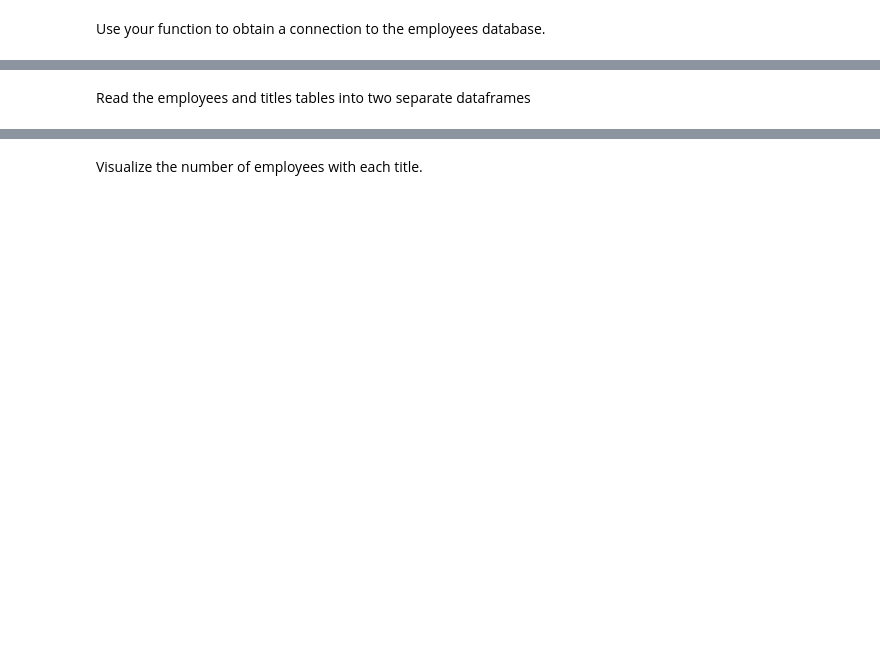
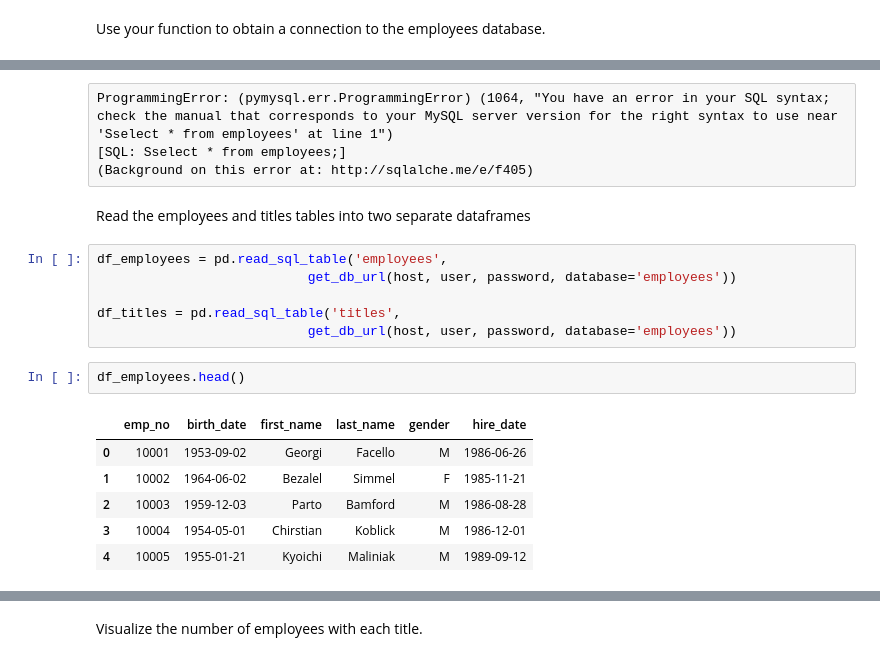
Before and after one commit to Promeos/numpy-pandas-visualization-exercises, a Jupyter notebook: advanced_dataframes.ipynb, the cells around one changed output, grey strips where cells are left out. Cells and saved outputs as stored; diff of their text form; blank space fills up the shorter version.

```diff
--- a/advanced_dataframes.ipynb
+++ b/advanced_dataframes.ipynb
@@ -119,2 +184,21 @@ Intentionally make an error in your SQL query. What does the error message look
+# %% [raw]
+ProgrammingError: (pymysql.err.ProgrammingError) (1064, "You have an error in your SQL syntax; check the manual that corresponds to your MySQL server version for the right syntax to use near 'Sselect * from employees' at line 1")
+[SQL: Sselect * from employees;]
+(Background on this error at: http://sqlalche.me/e/f405)
 # %% [markdown]
 Read the employees and titles tables into two separate dataframes
+# %%
+df_employees = pd.read_sql_table('employees',
+                           get_db_url(host, user, password, database='employees'))
+
+df_titles = pd.read_sql_table('titles',
+                           get_db_url(host, user, password, database='employees'))
+# %%
+df_employees.head()
+# %% [output]
+|  | emp_no | birth_date | first_name | last_name | gender | hire_date |
+| 0 | 10001 | 1953-09-02 | Georgi | Facello | M | 1986-06-26 |
+| 1 | 10002 | 1964-06-02 | Bezalel | Simmel | F | 1985-11-21 |
+| 2 | 10003 | 1959-12-03 | Parto | Bamford | M | 1986-08-28 |
+| 3 | 10004 | 1954-05-01 | Chirstian | Koblick | M | 1986-12-01 |
+| 4 | 10005 | 1955-01-21 | Kyoichi | Maliniak | M | 1989-09-12 |
```
Also changed, not shown: parts of 26 cells of this notebook.
